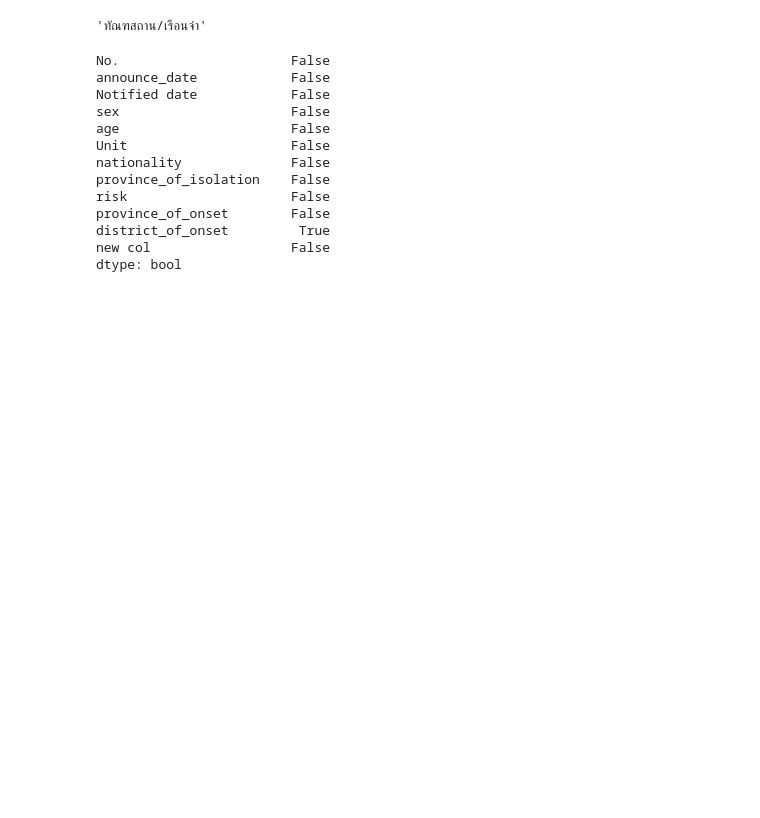
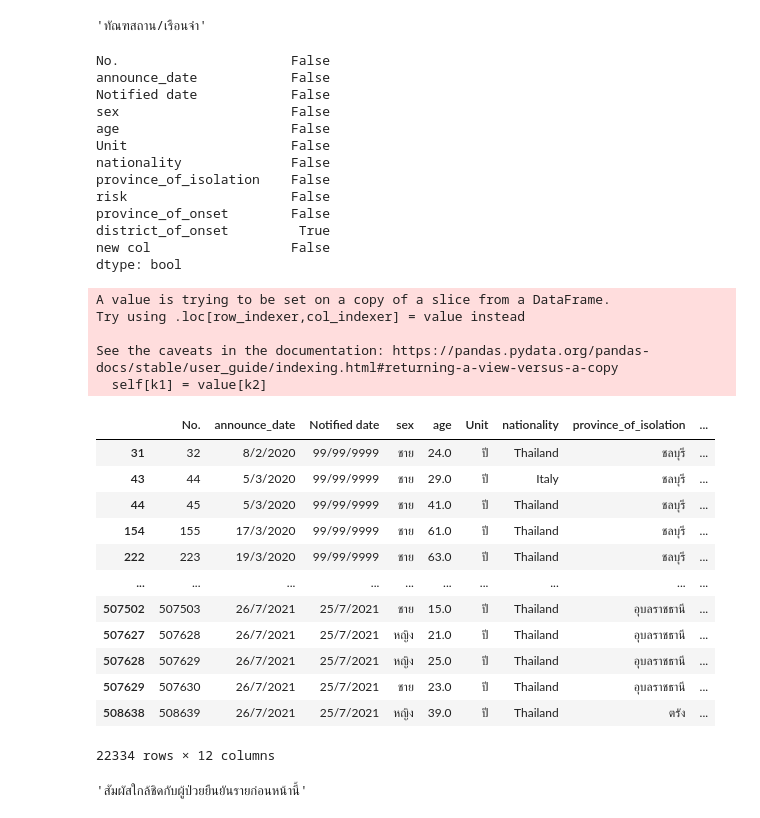
Before and after one commit to tohnperfect/DPDM2021, a Jupyter notebook: Data_Preprocessing_(Chapter_3).ipynb, the cells around one changed output. Drawn from its saved outputs; the diff is of its cells as text; code cells hidden in the pictures; blank space fills up the shorter version.

Commit message:
จบ Handling Missing Data

```diff
--- a/Data_Preprocessing_(Chapter_3).ipynb
+++ b/Data_Preprocessing_(Chapter_3).ipynb
@@ -800,3 +800,33 @@ province_of_onset        False
 district_of_onset         True
 new col                  False
 dtype: bool
+# %%
+dataCN = data_cases[data_cases['province_of_onset']=='ชลบุรี']
+# %%
+dataCN[['risk']] = dataCN[['risk']].fillna(dataCN[['risk']].dropna().mode().iloc[0,0])
+# %% [output]
+A value is trying to be set on a copy of a slice from a DataFrame.
+Try using .loc[row_indexer,col_indexer] = value instead
+
+See the caveats in the documentation: https://pandas.pydata.org/pandas-docs/stable/user_guide/indexing.html#returning-a-view-versus-a-copy
+  self[k1] = value[k2]
+# %%
+dataCN
+# %% [output]
+|  | No. | announce_date | Notified date | sex | age | Unit | nationality | province_of_isolation | ... |
+| 31 | 32 | 8/2/2020 | 99/99/9999 | ชาย | 24.0 | ปี | Thailand | ชลบุรี | ... |
+| 43 | 44 | 5/3/2020 | 99/99/9999 | ชาย | 29.0 | ปี | Italy | ชลบุรี | ... |
+| 44 | 45 | 5/3/2020 | 99/99/9999 | ชาย | 41.0 | ปี | Thailand | ชลบุรี | ... |
+| 154 | 155 | 17/3/2020 | 99/99/9999 | ชาย | 61.0 | ปี | Thailand | ชลบุรี | ... |
+| 222 | 223 | 19/3/2020 | 99/99/9999 | ชาย | 63.0 | ปี | Thailand | ชลบุรี | ... |
+| ... | ... | ... | ... | ... | ... | ... | ... | ... | ... |
+| 507502 | 507503 | 26/7/2021 | 25/7/2021 | ชาย | 15.0 | ปี | Thailand | อุบลราชธานี | ... |
+| 507627 | 507628 | 26/7/2021 | 25/7/2021 | หญิง | 21.0 | ปี | Thailand | อุบลราชธานี | ... |
+| 507628 | 507629 | 26/7/2021 | 25/7/2021 | หญิง | 25.0 | ปี | Thailand | อุบลราชธานี | ... |
+| 507629 | 507630 | 26/7/2021 | 25/7/2021 | ชาย | 23.0 | ปี | Thailand | อุบลราชธานี | ... |
+| 508638 | 508639 | 26/7/2021 | 25/7/2021 | หญิง | 39.0 | ปี | Thailand | ตรัง | ... |
+22334 rows × 12 columns
+# %%
+dataCN[['risk']].dropna().mode().iloc[0,0]
+# %% [output]
+'สัมผัสใกล้ชิดกับผู้ป่วยยืนยันรายก่อนหน้านี้'
```
Also changed, not shown: parts of 16 cells of this notebook.
